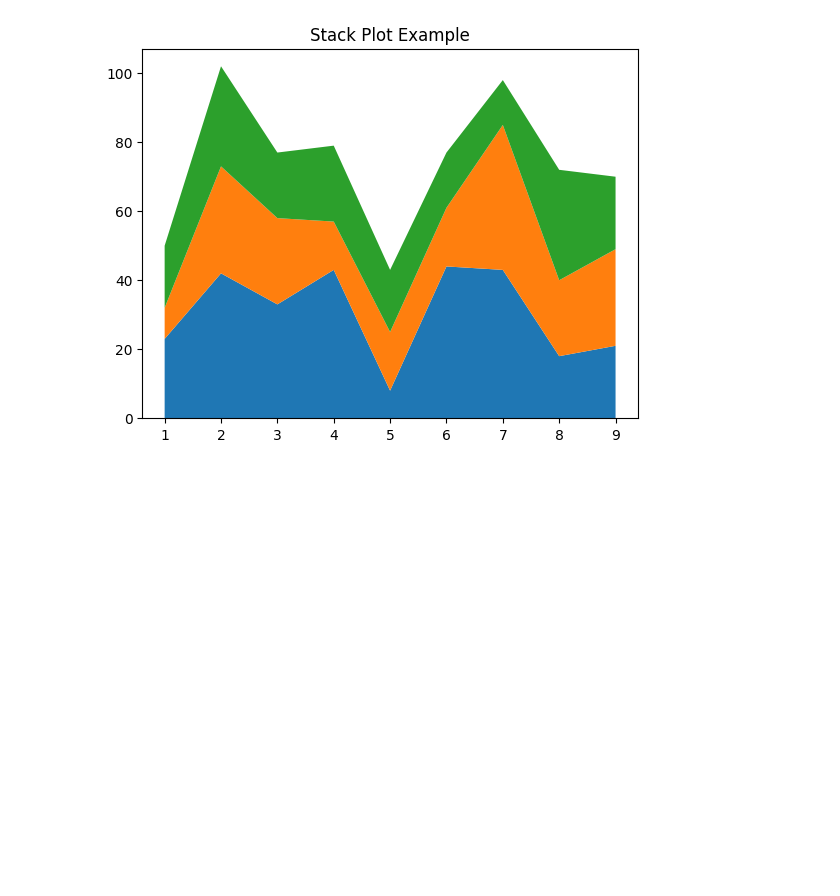
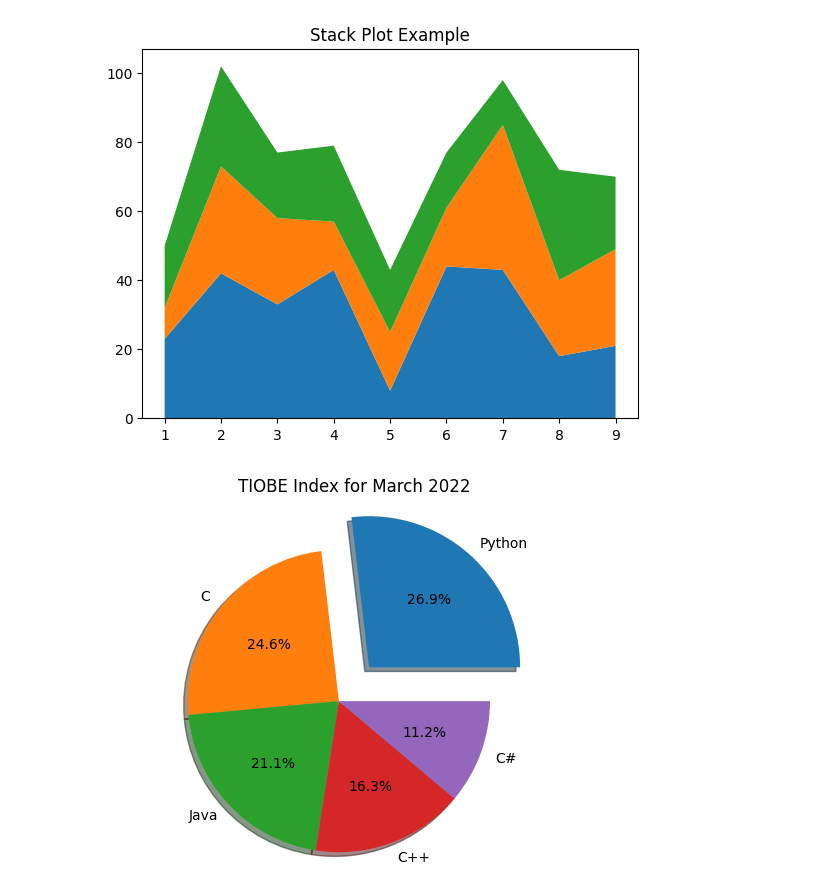
Before and after one commit to rlind4091/mycode, a Jupyter notebook: graphing/makingplots.ipynb, the cells around one changed output. Saved outputs shown, nothing was run; the diff lists cells and outputs as text; code cells hidden in the pictures; blank space fills up the shorter version.

```diff
--- a/graphing/makingplots.ipynb
+++ b/graphing/makingplots.ipynb
@@ -124,19 +124,21 @@ plt.show()
 # %%
 # Pie charts are generally considered poor ways to communicate data visually, so proceed with caution!!
 
 labels = 'Python', 'C', 'Java', 'C++', 'C#'
 sizes = [14.26, 13.06, 11.19, 8.66, 5.92]
-explode = (0.1, 0, 0, 0, 0)  # how far a pie slice "sticks out"
+explode = (0.3, 0, 0, 0, 0)  # how far a pie slice "sticks out"
 
 fig1, ax1 = plt.subplots()
 ax1.pie(sizes,
         explode=explode,
         labels=labels,
         autopct='%1.1f%%',  # this autopct argument takes float values up-to tenth place after decimal
         shadow=True,        # shadow draws a shadow beneath the pie
         startangle=0)       # startangle rotates the start of the pie chart by angle degrees counterclockwise from the x-axis
 
 ax1.axis('equal')  # Equal aspect ratio ensures that pie is drawn as a circle.
 
 plt.title('TIOBE Index for March 2022')
 plt.show()
+# %% [output]
+[figure, added]
```
Also changed, not shown: 6 other files.
